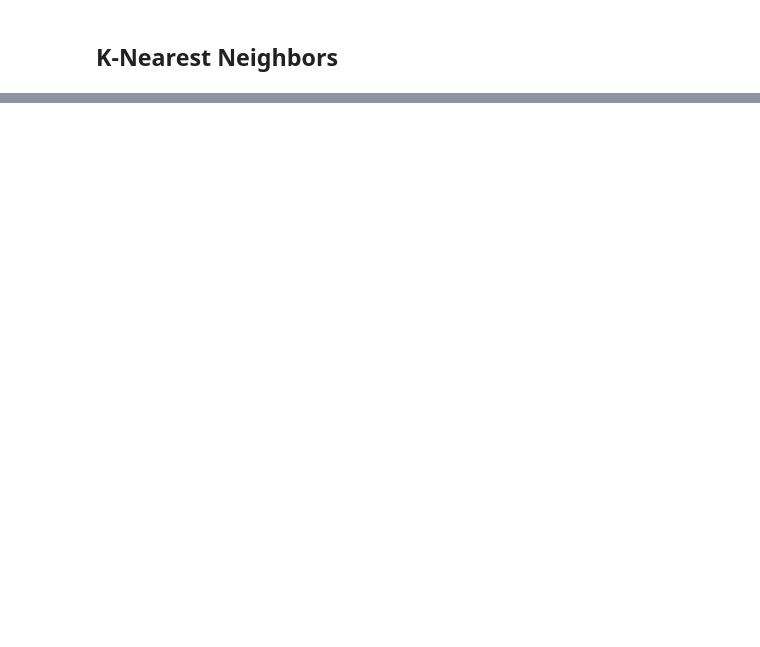
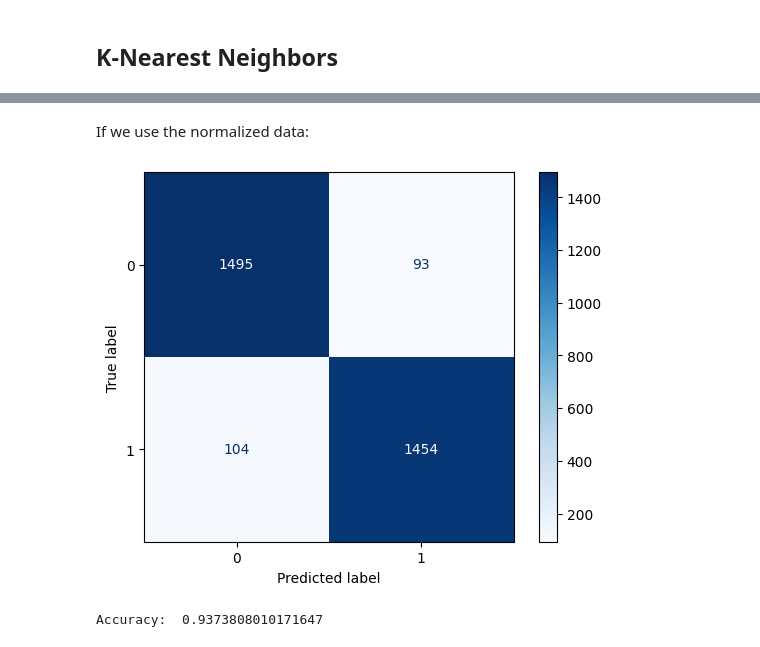
Before and after one commit to Monsterdied/AI, a Jupyter notebook: proj2/Nasa_Asteroids.ipynb, the cells around one changed output, grey strips where cells are left out. Saved outputs shown, nothing was run; the diff lists cells and outputs as text; code cells hidden in the pictures; blank space fills up the shorter version.

```diff
--- a/proj2/Nasa_Asteroids.ipynb
+++ b/proj2/Nasa_Asteroids.ipynb
@@ -661,0 +813,26 @@ weighted avg       0.73      0.77      0.75       938
+# %% [markdown]
+If we use the normalized data:
+# %%
+# Create a Gaussian Naive Bayes classifier
+clf = GaussianNB()
+
+# Train the classifier
+clf.fit(X_train_normalized, y_train)
+
+# Make predictions on the test set
+predictions = clf.predict(X_test_normalized)
+
+# Compute the confusion matrix
+cm = confusion_matrix(y_test, predictions)
+
+# Create a ConfusionMatrixDisplay
+disp = ConfusionMatrixDisplay(confusion_matrix=cm, display_labels=clf.classes_)
+
+# Plot the confusion matrix
+disp.plot(cmap=plt.cm.Blues)
+plt.show()
+
+print("Accuracy: ", accuracy_score(y_test, predictions))
+# %% [output]
+[figure, added]
+Accuracy:  0.9373808010171647
```
Also changed, not shown: parts of 17 cells of this notebook, 4 other files.
